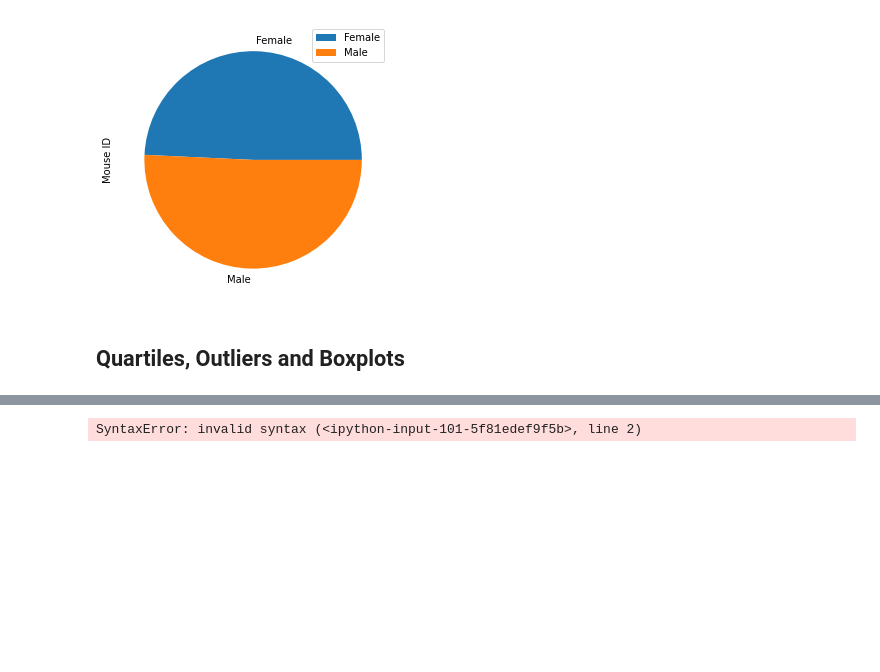
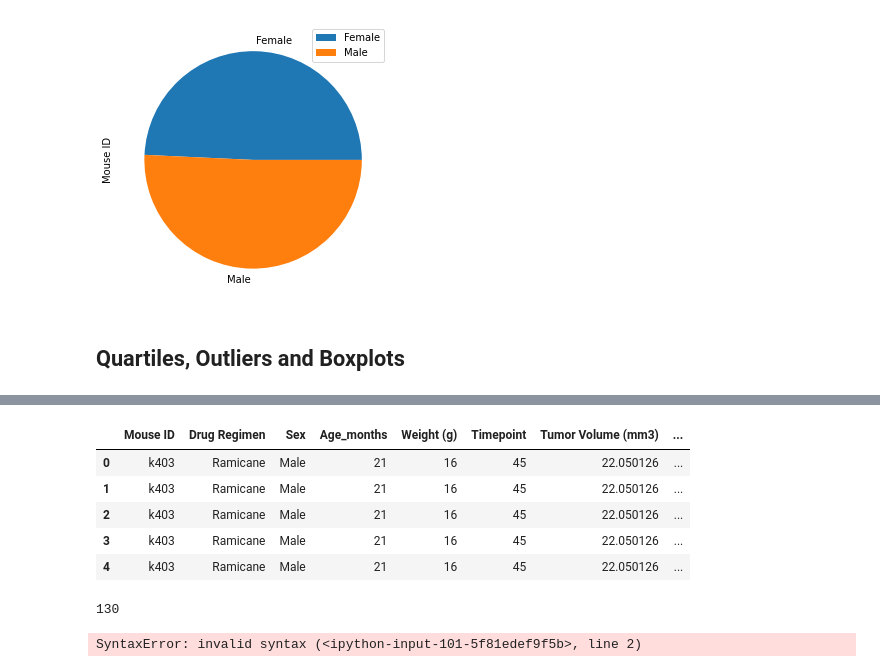
Before and after one commit to tomcahill76/Matplotlib-Homework-, a Jupyter notebook: pymaceuticals_starter.ipynb, the cells around one changed output, grey strips where cells are left out. Cells and saved outputs as stored; diff of their text form; code cells hidden in the pictures; blank space fills up the shorter version.

```diff
--- a/pymaceuticals_starter.ipynb
+++ b/pymaceuticals_starter.ipynb
@@ -253,0 +263,9 @@ Name: Tumor Volume (mm3), Length: 130, dtype: float64
+# %%
+Last_Tumor_df.head()
+# %% [output]
+|  | Mouse ID | Drug Regimen | Sex | Age_months | Weight (g) | Timepoint | Tumor Volume (mm3) | ... |
+| 0 | k403 | Ramicane | Male | 21 | 16 | 45 | 22.050126 | ... |
+| 1 | k403 | Ramicane | Male | 21 | 16 | 45 | 22.050126 | ... |
+| 2 | k403 | Ramicane | Male | 21 | 16 | 45 | 22.050126 | ... |
+| 3 | k403 | Ramicane | Male | 21 | 16 | 45 | 22.050126 | ... |
+| 4 | k403 | Ramicane | Male | 21 | 16 | 45 | 22.050126 | ... |
@@ -254,2 +274,6 @@ Name: Tumor Volume (mm3), Length: 130, dtype: float64
+# %%
+Last_Tumor_clean_df["Mouse ID"].nunique()
+# %% [output]
+130
 # %%
 # Put treatments into a list for for loop (and later for plot labels)
```
Also changed, not shown: parts of 11 cells of this notebook, 2 other files.
